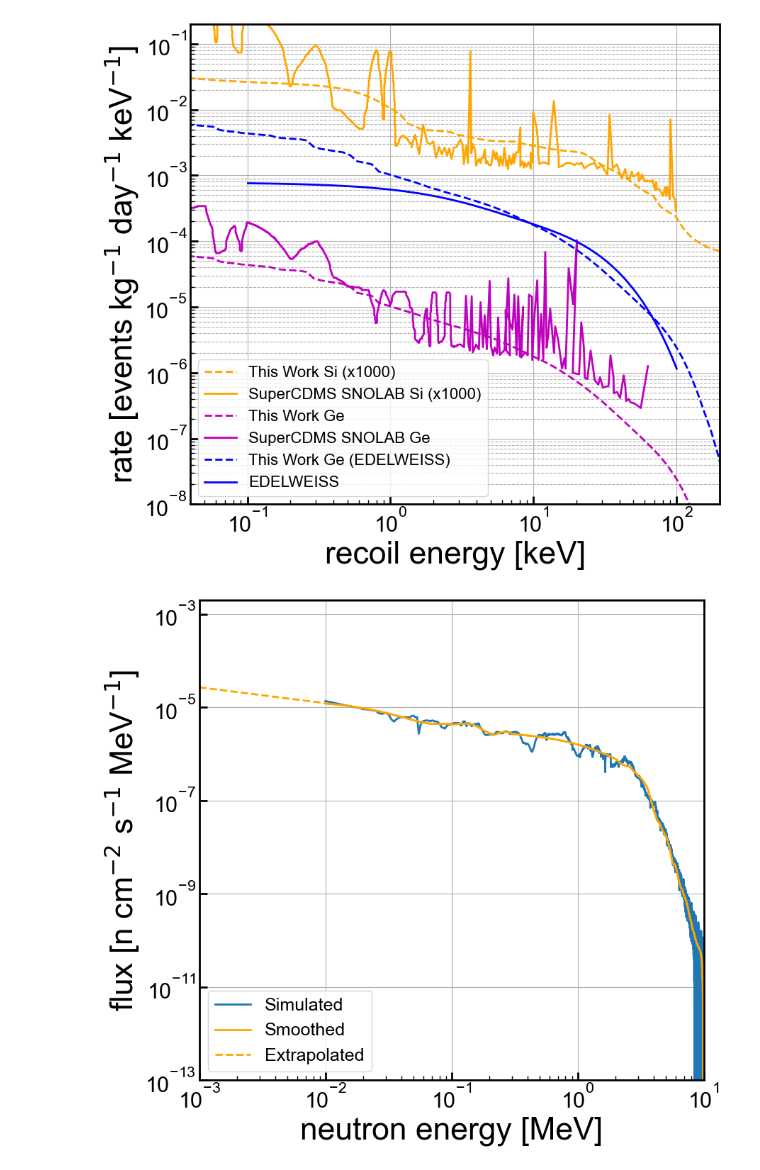
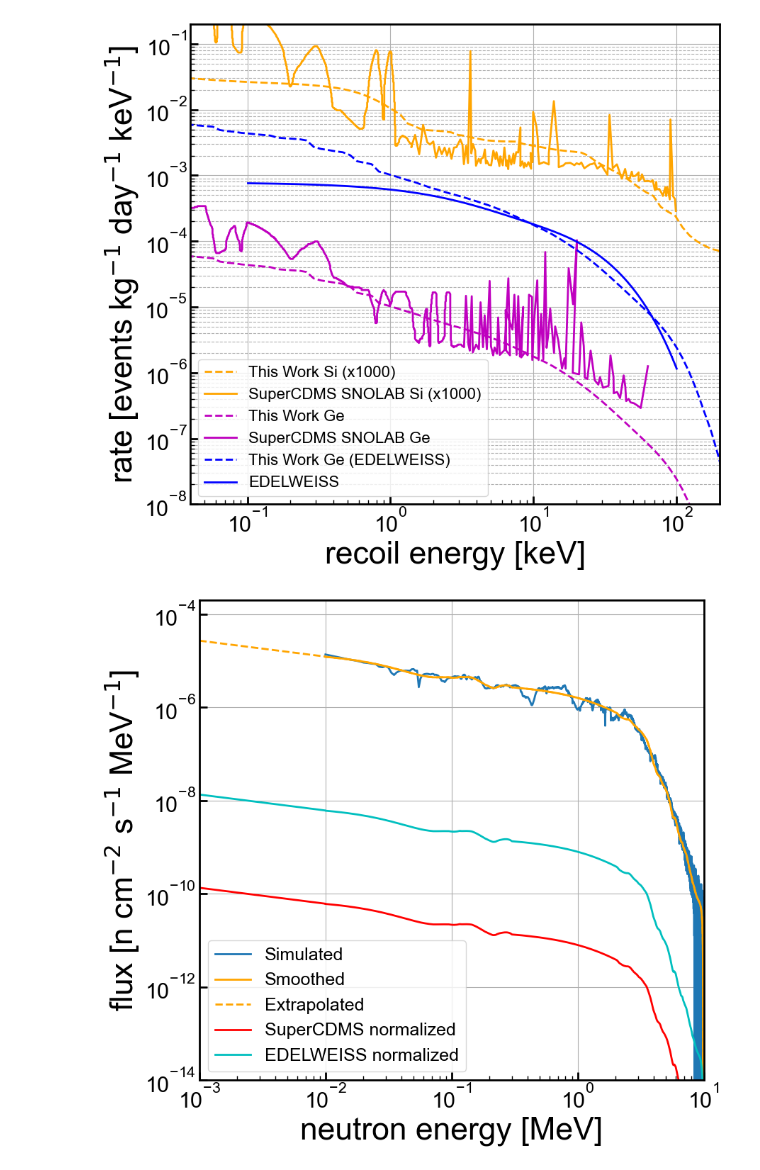
Before and after one commit to villano-lab/n-elec-scattering, a Jupyter notebook: 3-Final-Spectra/A-Flux-Scaling.ipynb, the cells around one changed output. Saved outputs shown, nothing was run; the diff lists cells and outputs as text; code cells hidden in the pictures.

```diff
--- a/3-Final-Spectra/A-Flux-Scaling.ipynb
+++ b/3-Final-Spectra/A-Flux-Scaling.ipynb
@@ -286,38 +286,40 @@ scdms_si_factor=5e-6
 ax1.plot(ff,ffspec,label='Simulated')
 ax1.plot(ff,etotspec,label='Smoothed',color='orange')
 ax1.plot(E,F,label='Extrapolated',linestyle='--',color='orange')
+ax1.plot(E,scdms_si_factor*F,label='SuperCDMS normalized',linestyle='-',color='r')
+ax1.plot(E,edw_ge_factor*F,label='EDELWEISS normalized',linestyle='-',color='c')
 #ax1.plot(f7TR_nu[0], f7TR_nu[1]/365,color='orange',linestyle='-',label="SNOLAB HV Si",linewidth=2)
 
 
-ymin = 1e-13
-ymax = 2e-3
+ymin = 1e-14
+ymax = 2e-4
 
 #shade in 1-sigma uncertainty bands
 #ax1.fill_between(th232chainEn,th_range[0]*jac*th232chainRn/width,th_range[1]*jac*th232chainRn/width, \
 #                 facecolor='y',alpha=0.5,label='')
 #ax1.fill_between(uchainEn,u_range[0]*jac*uchainRn/width,u_range[1]*jac*uchainRn/width, \
 #                 facecolor='r',alpha=0.3,label='')
 #ax1.fill_between(sumEn,jac*sumUp/width,jac*sumDn/width, \
 #                 facecolor='k',alpha=0.3,label='1$\sigma$ (x10)')
 
 
 #ax1.set_yscale('linear')
 ax1.set_yscale('log')
 ax1.set_xscale('log')
 ax1.set_xlim(1e-3, 10)
 ax1.set_ylim(ymin,ymax)
 ax1.set_xlabel(r'neutron energy [MeV]')
 ax1.set_ylabel('flux [n cm$^{-2}$ s$^{-1}$ MeV$^{-1}$]')
 ax1.grid(True)
 ax1.yaxis.grid(True,which='minor',linestyle='--')
 ax1.legend(loc=3,prop={'size':18})
 #ax1.legend(bbox_to_anchor=(1.04,1),borderaxespad=0,prop={'size':22})
 
 for axis in ['top','bottom','left','right']:
   ax1.spines[axis].set_linewidth(2)
 
 plt.tight_layout()
 plt.savefig('figures/Flux_compare.png')
 plt.show()
 # %% [output]
-[figure, old version]
+[figure, new version]
```
Also changed, not shown: parts of 2 cells of this notebook, 2 other files.
